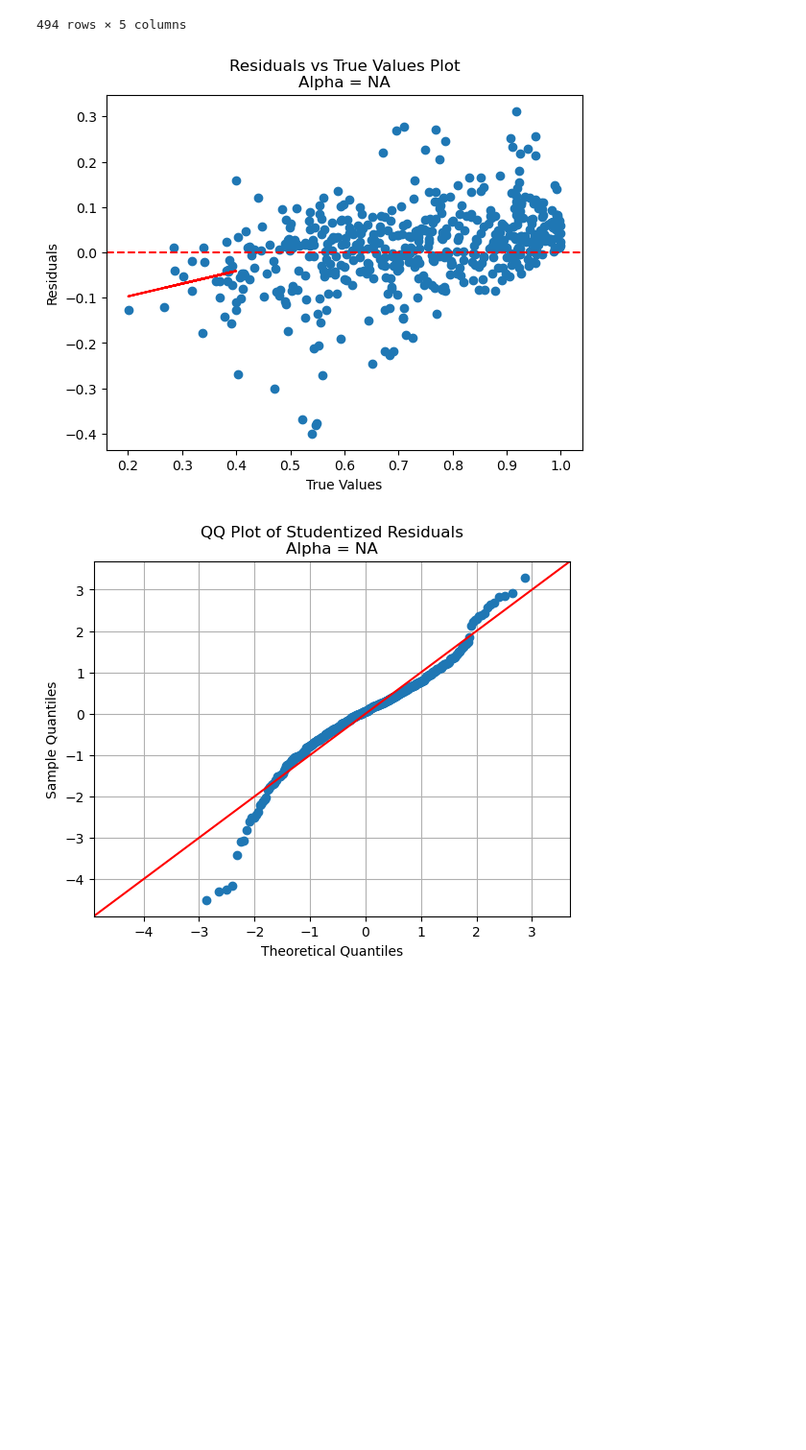
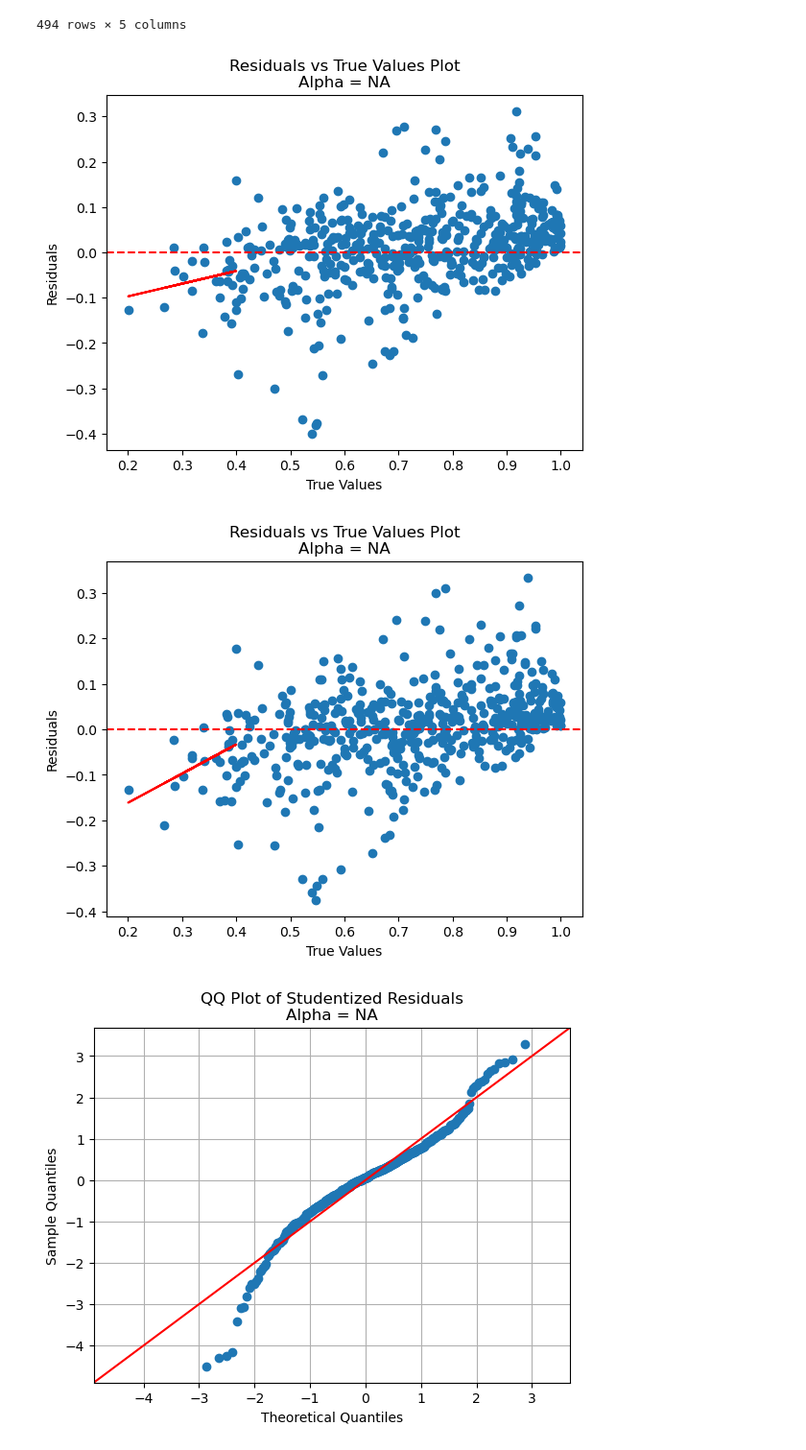
Before and after one commit to JDACS4C-IMPROVE/Scratch, a Jupyter notebook: alt-scores/mae_poly.ipynb, the cells around one changed output. Shown at 96% size. Drawn from its saved outputs; the diff is of its cells as text; code cells hidden in the pictures; blank space fills up the shorter version.

```diff
--- a/alt-scores/mae_poly.ipynb
+++ b/alt-scores/mae_poly.ipynb
@@ -637,8 +640,10 @@ test_lc
 494 rows × 5 columns
 # %%
 res_v_true(test_lc, "NA", 0.4)
+res_v_true(test_base, "NA", 0.4)
 # %% [output]
 [figure]
+[figure, added]
 # %%
 qqres_plot(test_lc, "NA")
 # %% [output]
```
Also changed, not shown: parts of 5 cells of this notebook.
